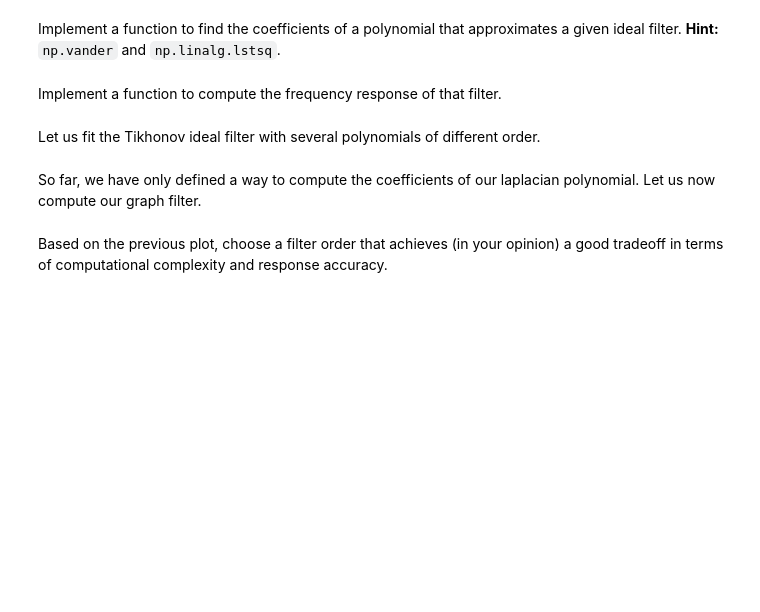
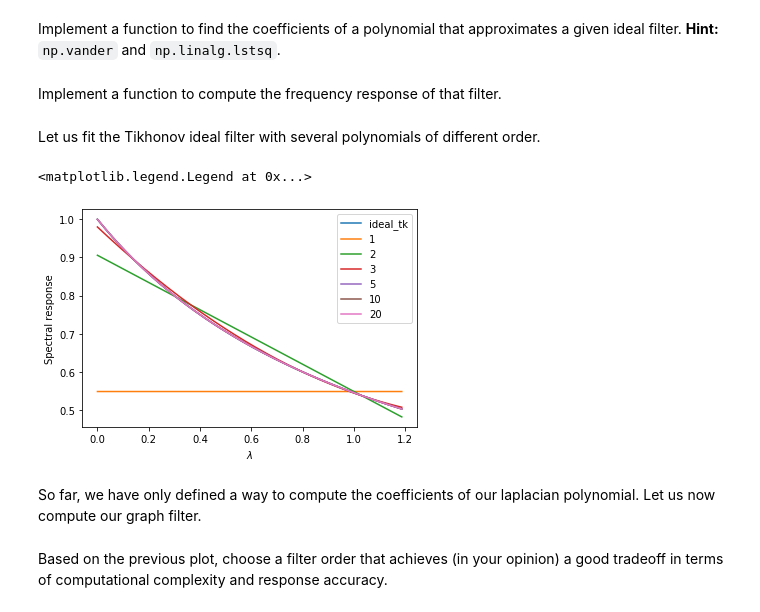
Before and after one commit to Sytta/ntds_2019, a Jupyter notebook: assignments/2_learning_with_graphs.ipynb, the cells around one changed output. Cells and saved outputs as stored; diff of their text form; code cells hidden in the pictures; blank space fills up the shorter version.

```diff
--- a/assignments/2_learning_with_graphs.ipynb
+++ b/assignments/2_learning_with_graphs.ipynb
@@ -554,7 +568,7 @@ Additionally, create the ideal graph filter that implements the solution of Tikh
 # %%
 alpha = 0.99 / np.max(lam)
 
-ideal_tk =  # Your code here
+ideal_tk = 1 / (1 + alpha*lam) # Your code here
 # %% [markdown]
 Let's plot the spectral responses:
 # %%
@@ -624,6 +647,9 @@ Implement a function to find the coefficients of a polynomial that approximates
 def fit_polynomial(lam: np.ndarray, order: int, spectral_response: np.ndarray):
     """ Return an array of polynomial coefficients of length 'order'."""
     # Your code here
+    vandermonde = np.vander(lam, N=order, increasing=True)
+    coeff_tk= np.linalg.lstsq(vandermonde, spectral_response, rcond=None)[0]
+    return coeff_tk # with increasing power
 # %% [markdown]
 Implement a function to compute the frequency response of that filter.
 # %%
@@ -631,18 +657,25 @@ def polynomial_graph_filter_response(coeff: np.array, lam: np.ndarray):
     """ Return an array of the same shape as lam.
         response[i] is the spectral response at frequency lam[i]. """
     # Your code here
+    # reverse the coeff array to be descending powers
+    p = np.poly1d(coeff[::-1])
+    response = p(lam)
+    return response
 # %% [markdown]
 Let us fit the Tikhonov ideal filter with several polynomials of different order.
 # %%
-plt.plot(lam, ideal_tk)
+plt.plot(lam, ideal_tk, label="ideal_tk")
 orders = [1, 2, 3, 5, 10, 20]
 for order in orders:
     coeff_tk = fit_polynomial(lam, order, ideal_tk)
-    plt.plot(lam, polynomial_graph_filter_response(coeff_tk, lam))
+    plt.plot(lam, polynomial_graph_filter_response(coeff_tk, lam), label=order)
 
 plt.xlabel('$\lambda$')
 plt.ylabel('Spectral response')
-plt.legend(orders)
+plt.legend()
+# %% [output]
+<matplotlib.legend.Legend at 0x...>
+[figure, added]
 # %% [markdown]
 So far, we have only defined a way to compute the coefficients of our laplacian polynomial. Let us now compute our graph filter.
 # %%
```
Also changed, not shown: parts of 25 cells of this notebook.
